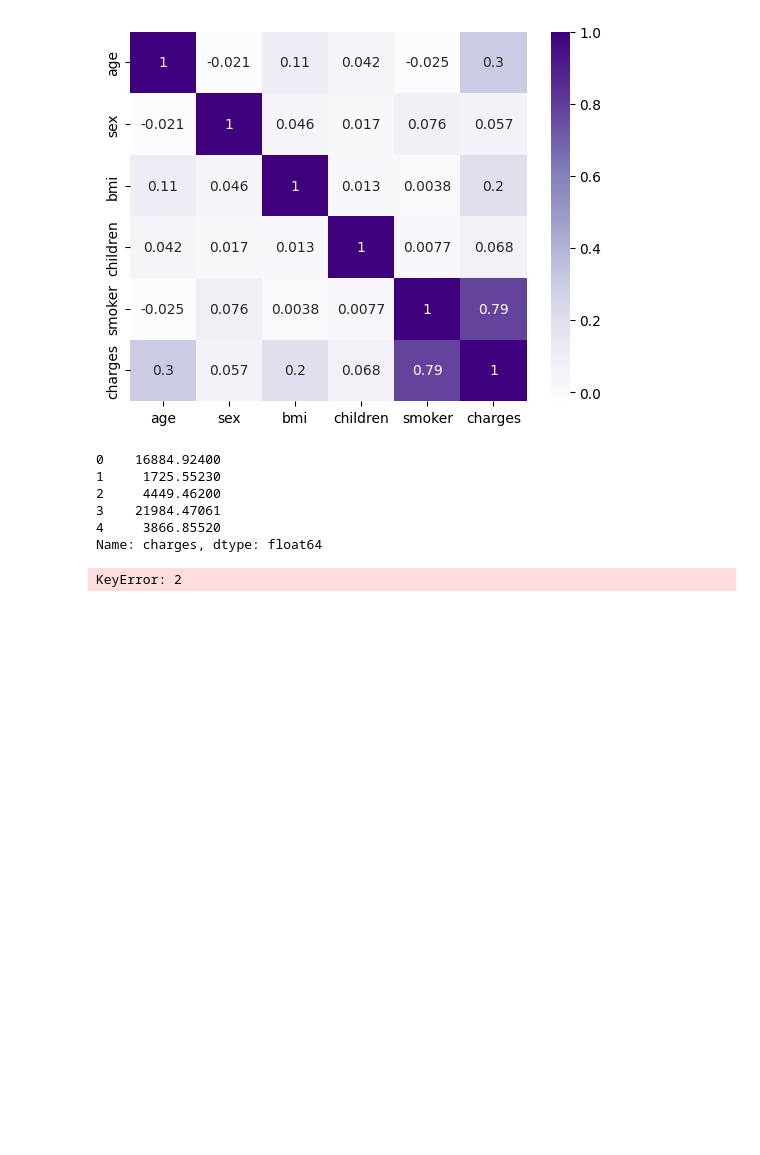
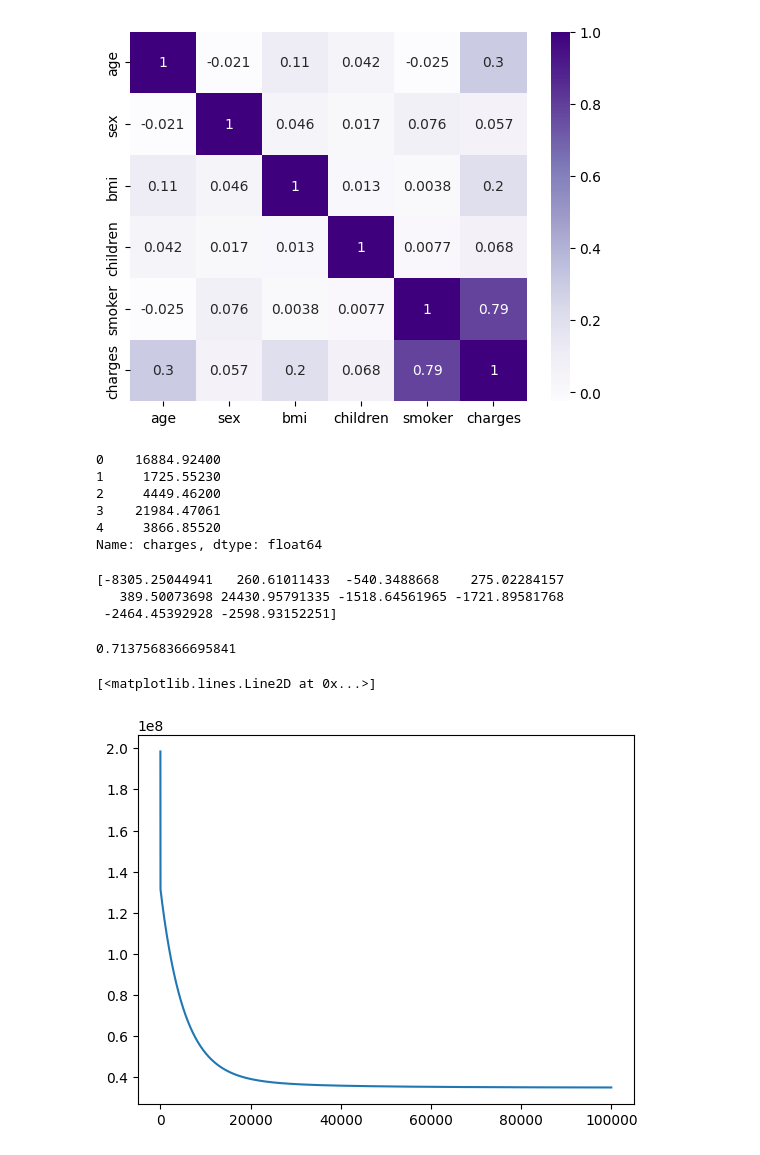
Before and after one commit to logickoff123/avtomatic, a Jupyter notebook: machine_lerning/dz1_1.ipynb, the cells around one changed output. Saved outputs shown, nothing was run; the diff lists cells and outputs as text; code cells hidden in the pictures; blank space fills up the shorter version.

```diff
--- a/machine_lerning/dz1_1.ipynb
+++ b/machine_lerning/dz1_1.ipynb
@@ -67,7 +67,6 @@ sns.heatmap(corr, cmap='Purples', annot=True)
 <Axes: >
 [figure]
 # %%
-X = data[['bmi']].values
 y = data['charges']
 y.head()
 # %% [output]
@@ -111,2 +81,21 @@ def gradient_descent(X, y, learning_rate, iterations):
+# %%
+def mistake_mse(X, y, theta):
+    m = len(y)
+    cost = (1./m) * np.sum((X.dot(theta) - y) ** 2)
+    return cost
+
+def gradient_descent(X, y, learning_rate, iterations):
+    X = np.hstack((np.ones((X.shape[0], 1)), X))
+    params = np.random.rand(X.shape[1])
+
+    m = X.shape[0]
+
+    cost_track = np.zeros((iterations, 1))
+
+    for i in range(iterations):
+        params = params - (2./m * learning_rate * np.dot(X.T, (np.dot(X, params) - y)))
+        cost_track[i] = mistake_mse(X, y, params)
+
+    return cost_track, params
 # %%
 def predict(X, params):
@@ -115,7 +103,0 @@ def predict(X, params):
-# %%
-iterations = 1000
-learning_rate = 0.01
-
-cost_track, params = gradient_descent(X_train, y_train, learning_rate, iterations)
-# %% [output]
-KeyError: 2
@@ -127,0 +104,17 @@ plt.show()
+# %%
+track, weights = gradient_descent(X_train, y_train, 0.0003, 100000)
+
+print(weights)
+
+y_pred = predict(X_test, weights)
+r2_score(y_test, y_pred)
+# %% [output]
+[-8305.25044941   260.61011433  -540.3488668    275.02284157
+   389.50073698 24430.95791335 -1518.64561965 -1721.89581768
+ -2464.45392928 -2598.93152251]
+0.7137568366695841
+# %%
+plt.plot(track)
+# %% [output]
+[<matplotlib.lines.Line2D at 0x...>]
+[figure, added]
```
Also changed, not shown: parts of 3 cells of this notebook, 4 other files.
